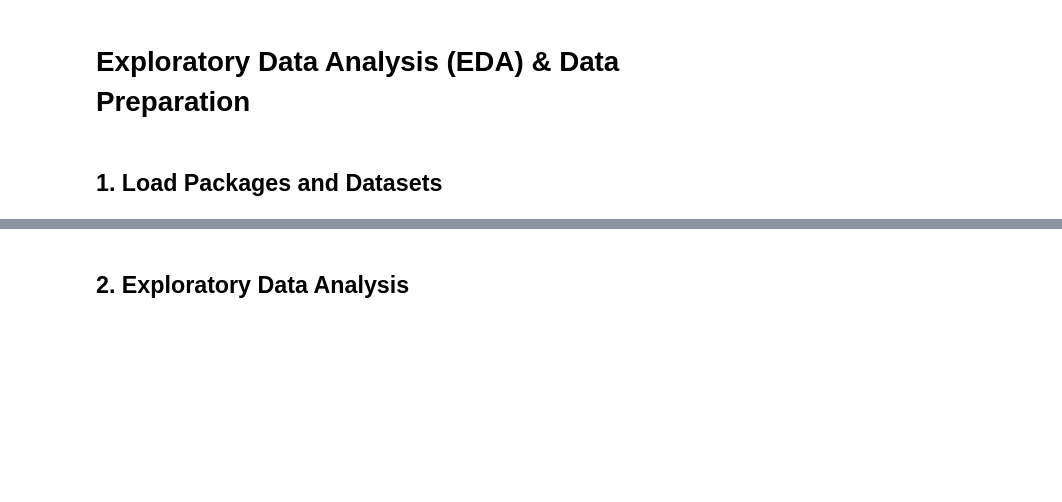
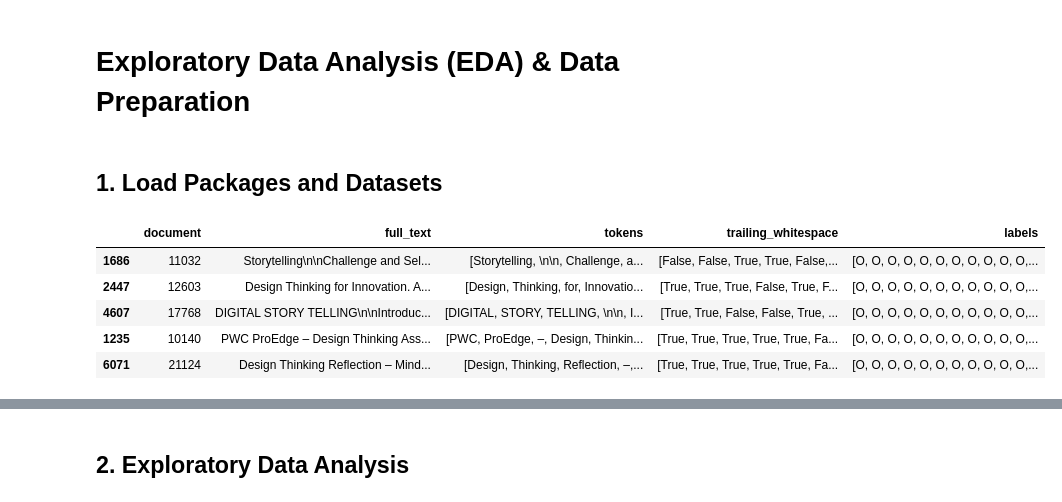
Before and after one commit to ebadakhter/ADS-599-Capstone-Project, a Jupyter notebook: code/eda_notebook.ipynb, the cells around one changed output, grey strips where cells are left out. Saved outputs shown, nothing was run; the diff lists cells and outputs as text; code cells hidden in the pictures; blank space fills up the shorter version.

```diff
--- a/code/eda_notebook.ipynb
+++ b/code/eda_notebook.ipynb
@@ -30,3 +30,13 @@ import matplotlib.colors as mcolors
 warnings.filterwarnings('ignore', category=pd.errors.SettingWithCopyWarning)
 pd.set_option('display.max_columns', None)
 pd.set_option('display.width', 1000)
+# %%
+train_df = pd.read_json('./../data/train.json')
+train_df.sample(5)
+# %% [output]
+|  | document | full_text | tokens | trailing_whitespace | labels |
+| 1686 | 11032 | Storytelling\n\nChallenge and Sel... | [Storytelling, \n\n, Challenge, a... | [False, False, True, True, False,... | [O, O, O, O, O, O, O, O, O, O, O,... |
+| 2447 | 12603 | Design Thinking for Innovation. A... | [Design, Thinking, for, Innovatio... | [True, True, True, False, True, F... | [O, O, O, O, O, O, O, O, O, O, O,... |
+| 4607 | 17768 | DIGITAL STORY TELLING\n\nIntroduc... | [DIGITAL, STORY, TELLING, \n\n, I... | [True, True, False, False, True, ... | [O, O, O, O, O, O, O, O, O, O, O,... |
+| 1235 | 10140 | PWC ProEdge – Design Thinking Ass... | [PWC, ProEdge, –, Design, Thinkin... | [True, True, True, True, True, Fa... | [O, O, O, O, O, O, O, O, O, O, O,... |
+| 6071 | 21124 | Design Thinking Reflection – Mind... | [Design, Thinking, Reflection, –,... | [True, True, True, True, True, Fa... | [O, O, O, O, O, O, O, O, O, O, O,... |
```
Also changed, not shown: parts of 13 cells of this notebook.
